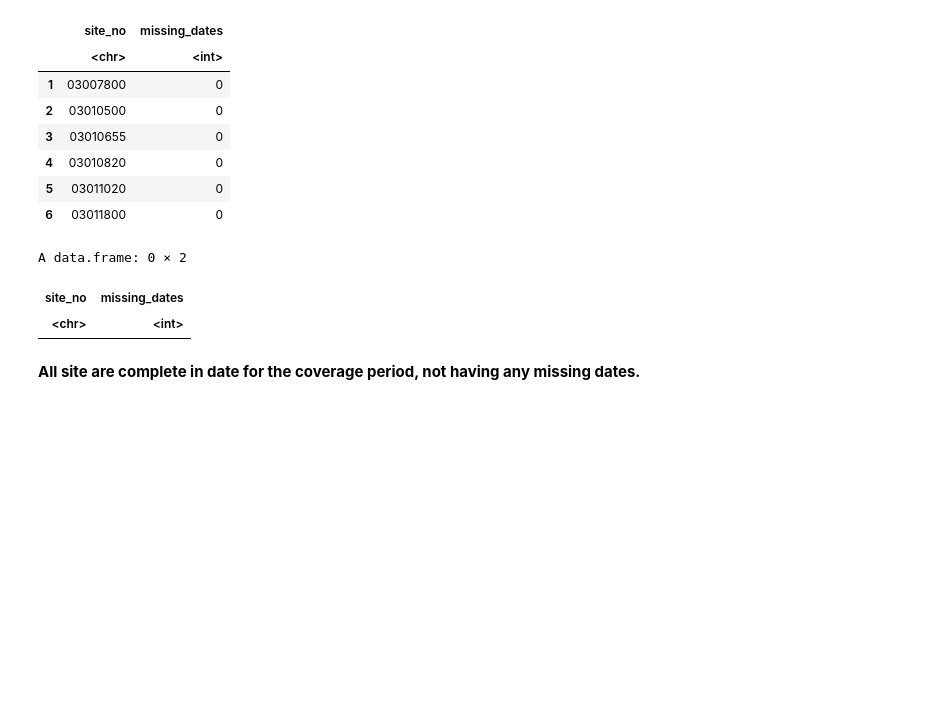
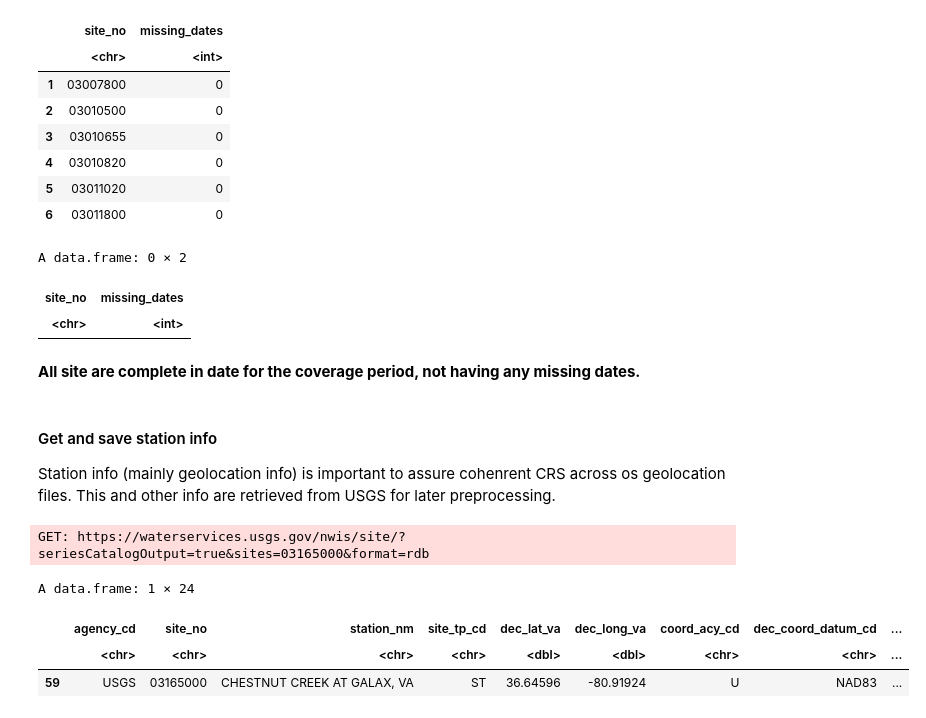
Before and after one commit to vpalvesalan/ML-ModClark-IUH-Model, a Jupyter notebook: notebooks/data_donwload/4_streaflow_download.ipynb, the cells around one changed output. Saved outputs shown, nothing was run; the diff lists cells and outputs as text; code cells hidden in the pictures; blank space fills up the shorter version.

```diff
--- a/notebooks/data_donwload/4_streaflow_download.ipynb
+++ b/notebooks/data_donwload/4_streaflow_download.ipynb
@@ -792,3 +786,7 @@ A data.frame: 0 × 2
 | <chr> | <int> |
 # %% [markdown]
 **All site are complete in date  for the coverage period, not having any missing dates.**
+# %% [markdown]
+#### Get and save station info
+
+Station info (mainly geolocation info) is important to assure cohenrent CRS across os geolocation files. This and other info are retrieved from USGS for later preprocessing.
@@ -794,0 +834,11 @@ A data.frame: 0 × 2
+# %%
+# Get  streamflow info data for one site example
+site_number <- stations$STAID[1]
+example_station_info <- get_usgs_coverage(site_numbers=site_number)
+example_station_info
+# %% [output]
+GET: https://waterservices.usgs.gov/nwis/site/?seriesCatalogOutput=true&sites=03165000&format=rdb
+A data.frame: 1 × 24
+|  | agency_cd | site_no | station_nm | site_tp_cd | dec_lat_va | dec_long_va | coord_acy_cd | dec_coord_datum_cd | ... |
+|  | <chr> | <chr> | <chr> | <chr> | <dbl> | <dbl> | <chr> | <chr> | ... |
+| 59 | USGS | 03165000 | CHESTNUT CREEK AT GALAX, VA | ST | 36.64596 | -80.91924 | U | NAD83 | ... |
```
Also changed, not shown: parts of 9 cells of this notebook.
